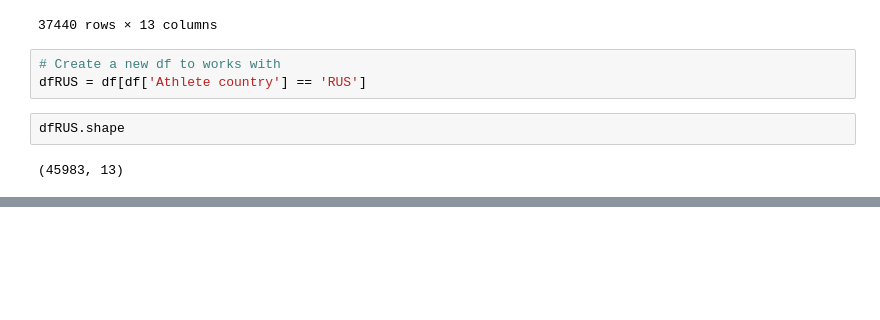
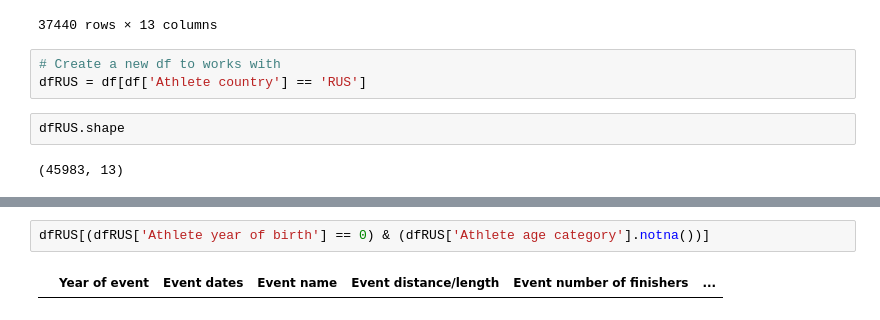
Before and after one commit to OlesiaNZ/python_running_data_analysis, a Jupyter notebook: analysis-the-big-dataset-of-ultra-marathon-running.ipynb, the cells around one changed output, grey strips where cells are left out. Drawn from its saved outputs; the diff is of its cells as text; blank space fills up the shorter version.

```diff
--- a/analysis-the-big-dataset-of-ultra-marathon-running.ipynb
+++ b/analysis-the-big-dataset-of-ultra-marathon-running.ipynb
@@ -358,0 +471,4 @@ dfRUS.shape
+# %%
+dfRUS[(dfRUS['Athlete year of birth'] == 0) & (dfRUS['Athlete age category'].notna())]
+# %% [output]
+|  | Year of event | Event dates | Event name | Event distance/length | Event number of finishers | ... |
```
Also changed, not shown: parts of 10 cells of this notebook.
